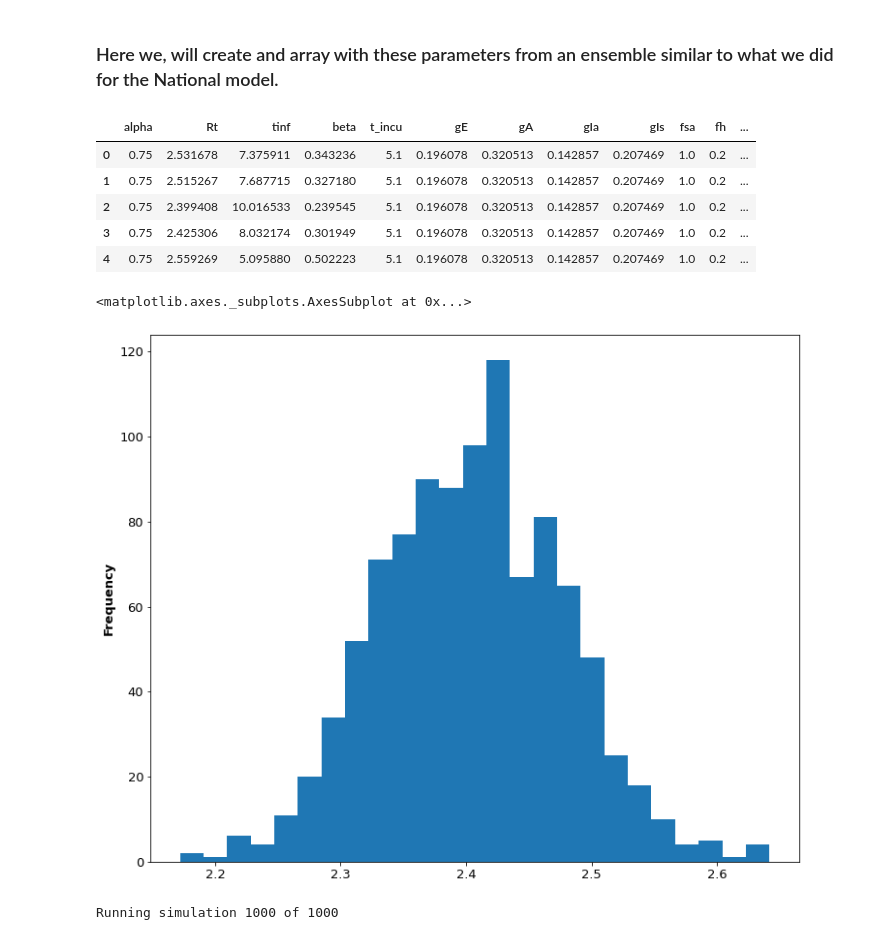
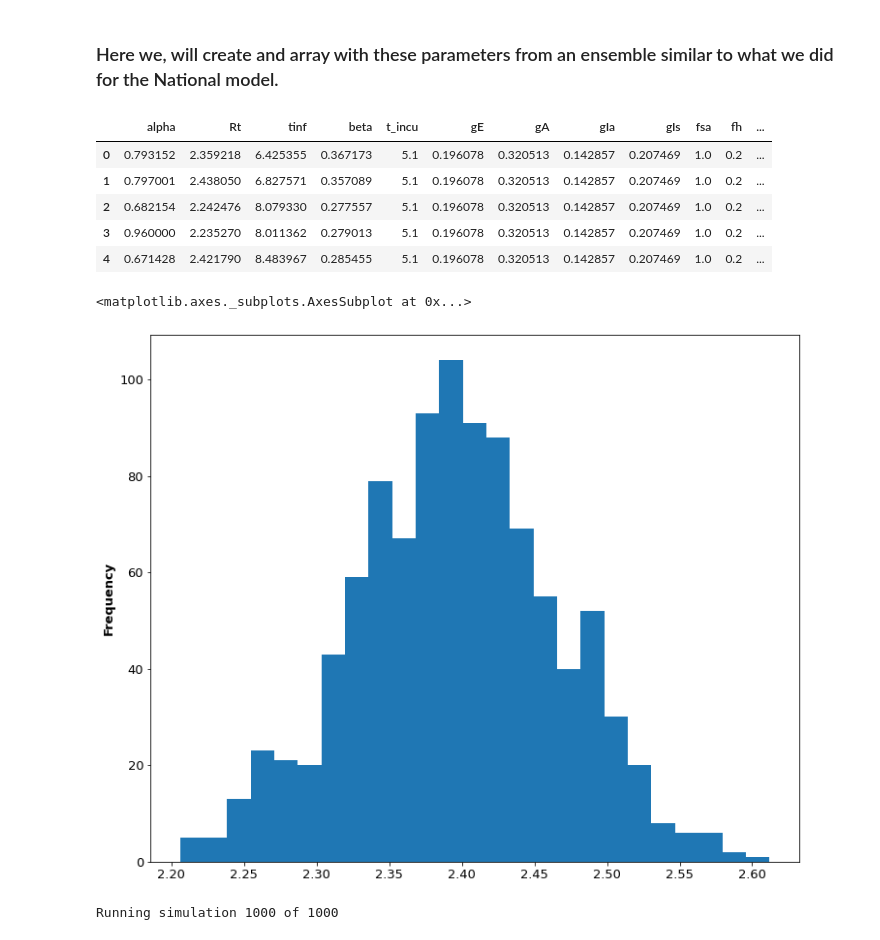
Before and after one commit to ifornax/Covid19, a Jupyter notebook: PySEIR_Province_NO.ipynb, the cells around one changed output. Cells and saved outputs as stored; diff of their text form; code cells hidden in the pictures.

```diff
--- a/PySEIR_Province_NO.ipynb
+++ b/PySEIR_Province_NO.ipynb
@@ -726,17 +715,20 @@ ModelParamDf = pd.DataFrame({'alpha':alpha,'Rt': Rt, 'tinf': tinf, 'beta':beta,
+# %%
+Nums = 1000
+ParamDf = ToEnsemble(Nums)
 # %%
-ModelParamDf.head()
+ParamDf.head()
 # %% [output]
 |  | alpha | Rt | tinf | beta | t_incu | gE | gA | gIa | gIs | fsa | fh | ... |
-| 0 | 0.75 | 2.531678 | 7.375911 | 0.343236 | 5.1 | 0.196078 | 0.320513 | 0.142857 | 0.207469 | 1.0 | 0.2 | ... |
-| 1 | 0.75 | 2.515267 | 7.687715 | 0.327180 | 5.1 | 0.196078 | 0.320513 | 0.142857 | 0.207469 | 1.0 | 0.2 | ... |
-| 2 | 0.75 | 2.399408 | 10.016533 | 0.239545 | 5.1 | 0.196078 | 0.320513 | 0.142857 | 0.207469 | 1.0 | 0.2 | ... |
-| 3 | 0.75 | 2.425306 | 8.032174 | 0.301949 | 5.1 | 0.196078 | 0.320513 | 0.142857 | 0.207469 | 1.0 | 0.2 | ... |
-| 4 | 0.75 | 2.559269 | 5.095880 | 0.502223 | 5.1 | 0.196078 | 0.320513 | 0.142857 | 0.207469 | 1.0 | 0.2 | ... |
+| 0 | 0.793152 | 2.359218 | 6.425355 | 0.367173 | 5.1 | 0.196078 | 0.320513 | 0.142857 | 0.207469 | 1.0 | 0.2 | ... |
+| 1 | 0.797001 | 2.438050 | 6.827571 | 0.357089 | 5.1 | 0.196078 | 0.320513 | 0.142857 | 0.207469 | 1.0 | 0.2 | ... |
+| 2 | 0.682154 | 2.242476 | 8.079330 | 0.277557 | 5.1 | 0.196078 | 0.320513 | 0.142857 | 0.207469 | 1.0 | 0.2 | ... |
+| 3 | 0.960000 | 2.235270 | 8.011362 | 0.279013 | 5.1 | 0.196078 | 0.320513 | 0.142857 | 0.207469 | 1.0 | 0.2 | ... |
+| 4 | 0.671428 | 2.421790 | 8.483967 | 0.285455 | 5.1 | 0.196078 | 0.320513 | 0.142857 | 0.207469 | 1.0 | 0.2 | ... |
 # %%
-ModelParamDf.Rt.plot(kind='hist',bins=25)
+ParamDf.Rt.plot(kind='hist',bins=25)
 # %% [output]
 <matplotlib.axes._subplots.AxesSubplot at 0x...>
-[figure, old version]
+[figure, new version]
 # %%
 ## setting the initial conditions based on the sensemble
 # %%
```
Also changed, not shown: parts of 10 cells of this notebook.
